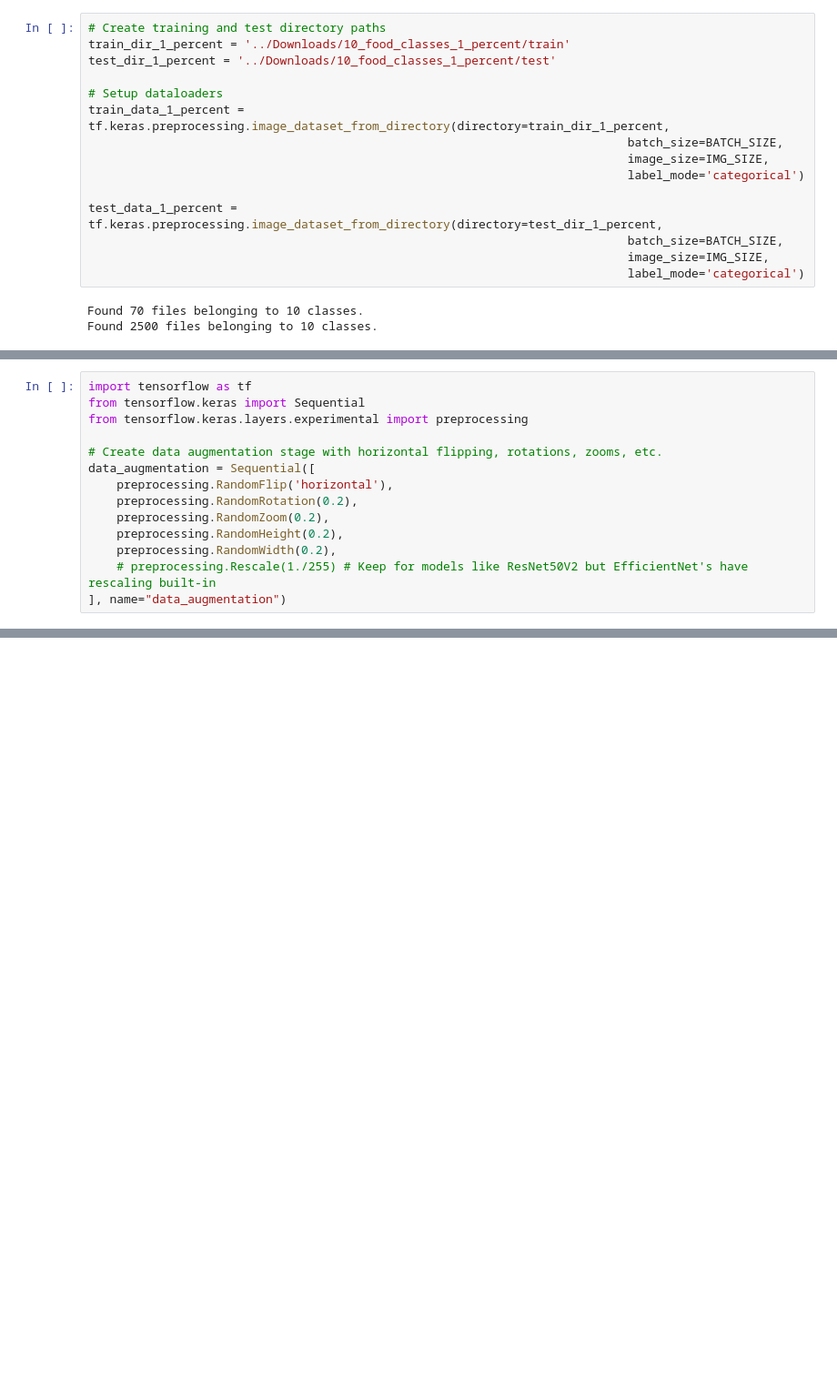
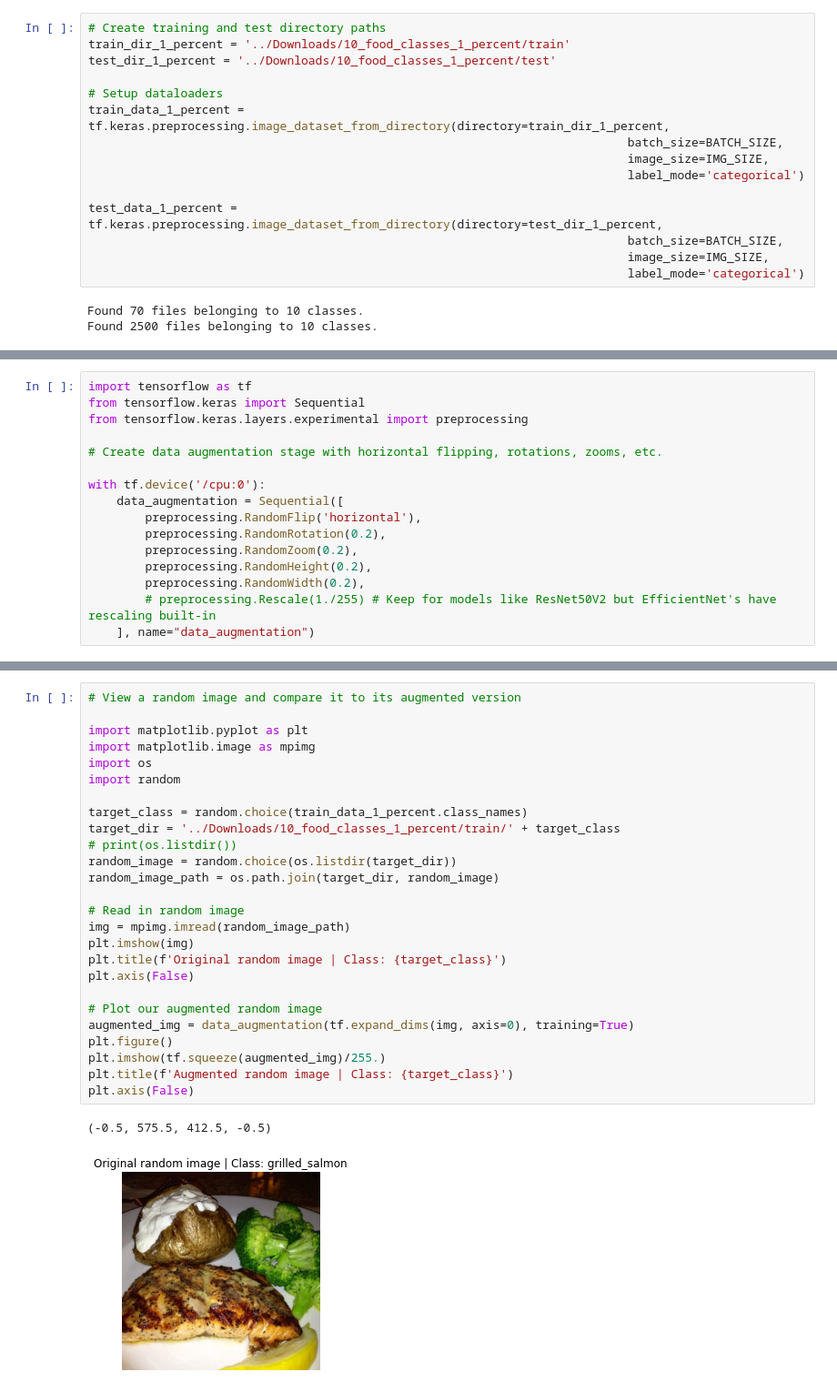
Before and after one commit to GlennChon/tensorflow_notes, a Jupyter notebook: 05_transfer_learning_2.ipynb, the cells around one changed output, grey strips where cells are left out. Shown at 91% size. Saved outputs shown, nothing was run; the diff lists cells and outputs as text; blank space fills up the shorter version.

Commit message:
add augmentation and checkpointing

```diff
--- a/05_transfer_learning_2.ipynb
+++ b/05_transfer_learning_2.ipynb
@@ -409,11 +409,13 @@ from tensorflow.keras import Sequential
 from tensorflow.keras.layers.experimental import preprocessing
 
 # Create data augmentation stage with horizontal flipping, rotations, zooms, etc.
-data_augmentation = Sequential([
-    preprocessing.RandomFlip('horizontal'),
-    preprocessing.RandomRotation(0.2),
-    preprocessing.RandomZoom(0.2),
-    preprocessing.RandomHeight(0.2),
-    preprocessing.RandomWidth(0.2),
-    # preprocessing.Rescale(1./255) # Keep for models like ResNet50V2 but EfficientNet's have rescaling built-in
-], name="data_augmentation")
+
+with tf.device('/cpu:0'):
+    data_augmentation = Sequential([
+        preprocessing.RandomFlip('horizontal'),
+        preprocessing.RandomRotation(0.2),
+        preprocessing.RandomZoom(0.2),
+        preprocessing.RandomHeight(0.2),
+        preprocessing.RandomWidth(0.2),
+        # preprocessing.Rescale(1./255) # Keep for models like ResNet50V2 but EfficientNet's have rescaling built-in
+    ], name="data_augmentation")
@@ -419,0 +439,29 @@ data_augmentation = Sequential([
+# %%
+# View a random image and compare it to its augmented version
+
+import matplotlib.pyplot as plt
+import matplotlib.image as mpimg
+import os
+import random
+
+target_class = random.choice(train_data_1_percent.class_names)
+target_dir = '../Downloads/10_food_classes_1_percent/train/' + target_class
+# print(os.listdir())
+random_image = random.choice(os.listdir(target_dir))
+random_image_path = os.path.join(target_dir, random_image)
+
+# Read in random image
+img = mpimg.imread(random_image_path)
+plt.imshow(img)
+plt.title(f'Original random image | Class: {target_class}')
+plt.axis(False)
+
+# Plot our augmented random image
+augmented_img = data_augmentation(tf.expand_dims(img, axis=0), training=True)
+plt.figure()
+plt.imshow(tf.squeeze(augmented_img)/255.)
+plt.title(f'Augmented random image | Class: {target_class}')
+plt.axis(False)
+# %% [output]
+(-0.5, 575.5, 412.5, -0.5)
+[figure, added]
```
Also changed, not shown: parts of 35 cells of this notebook.
